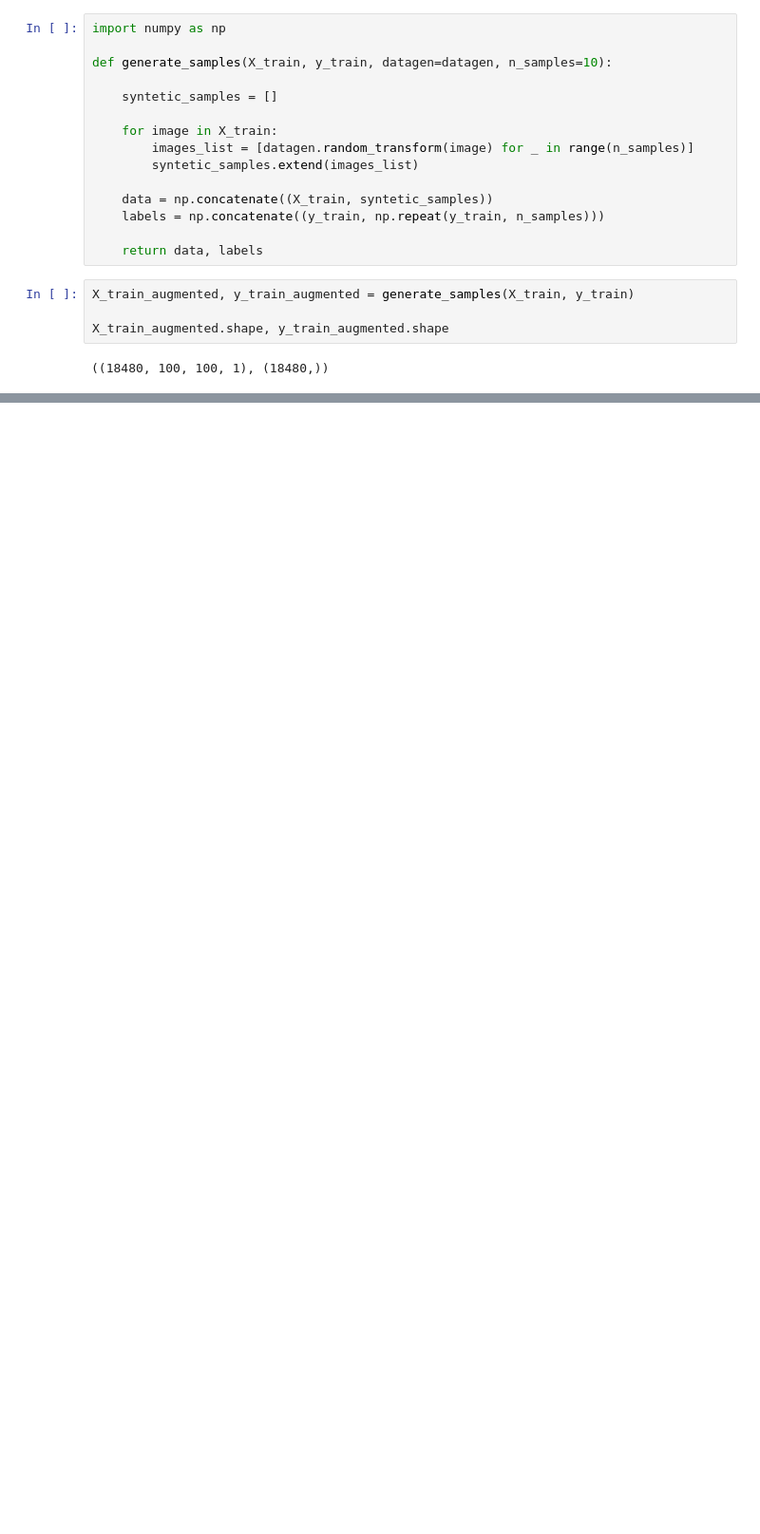
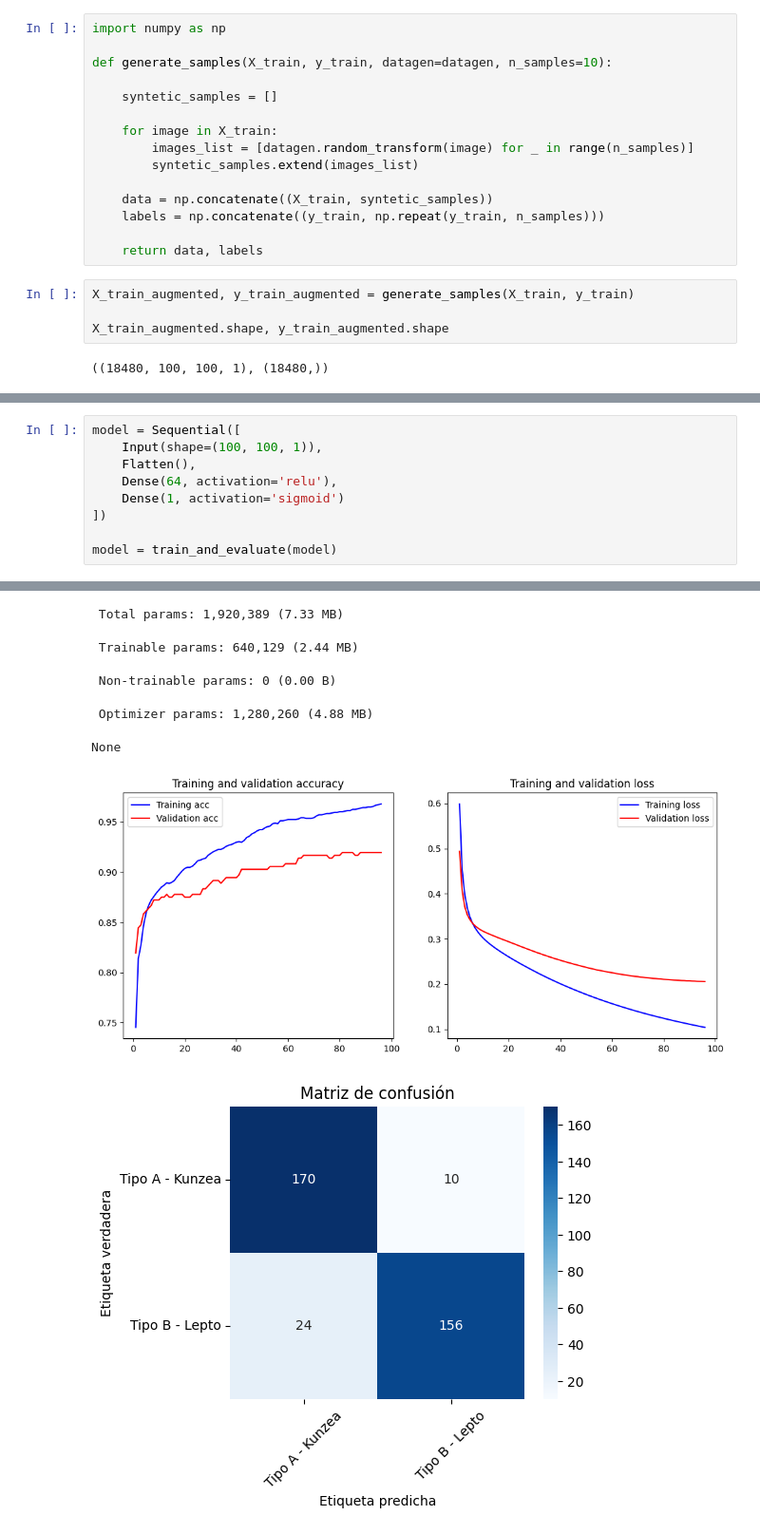
Before and after one commit to davidgc14/Mineria-Datos-UNED, a Jupyter notebook: Practica-3/laboratorio.ipynb, the cells around one changed output, grey strips where cells are left out. Shown at 95% size. Saved outputs shown, nothing was run; the diff lists cells and outputs as text; blank space fills up the shorter version.

```diff
--- a/Practica-3/laboratorio.ipynb
+++ b/Practica-3/laboratorio.ipynb
@@ -257,0 +440,10 @@ X_train_augmented.shape, y_train_augmented.shape
+# %%
+model = Sequential([
+    Input(shape=(100, 100, 1)),
+    Flatten(),
+    Dense(64, activation='relu'),
+    Dense(1, activation='sigmoid')
+])
+
+model = train_and_evaluate(model)
+# %% [output]
@@ -257,0 +475,7 @@ X_train_augmented.shape, y_train_augmented.shape
+ Total params: 1,920,389 (7.33 MB)
+ Trainable params: 640,129 (2.44 MB)
+ Non-trainable params: 0 (0.00 B)
+ Optimizer params: 1,280,260 (4.88 MB)
+None
+[figure, added]
+[figure, added]
```
Also changed, not shown: parts of 32 cells of this notebook.
